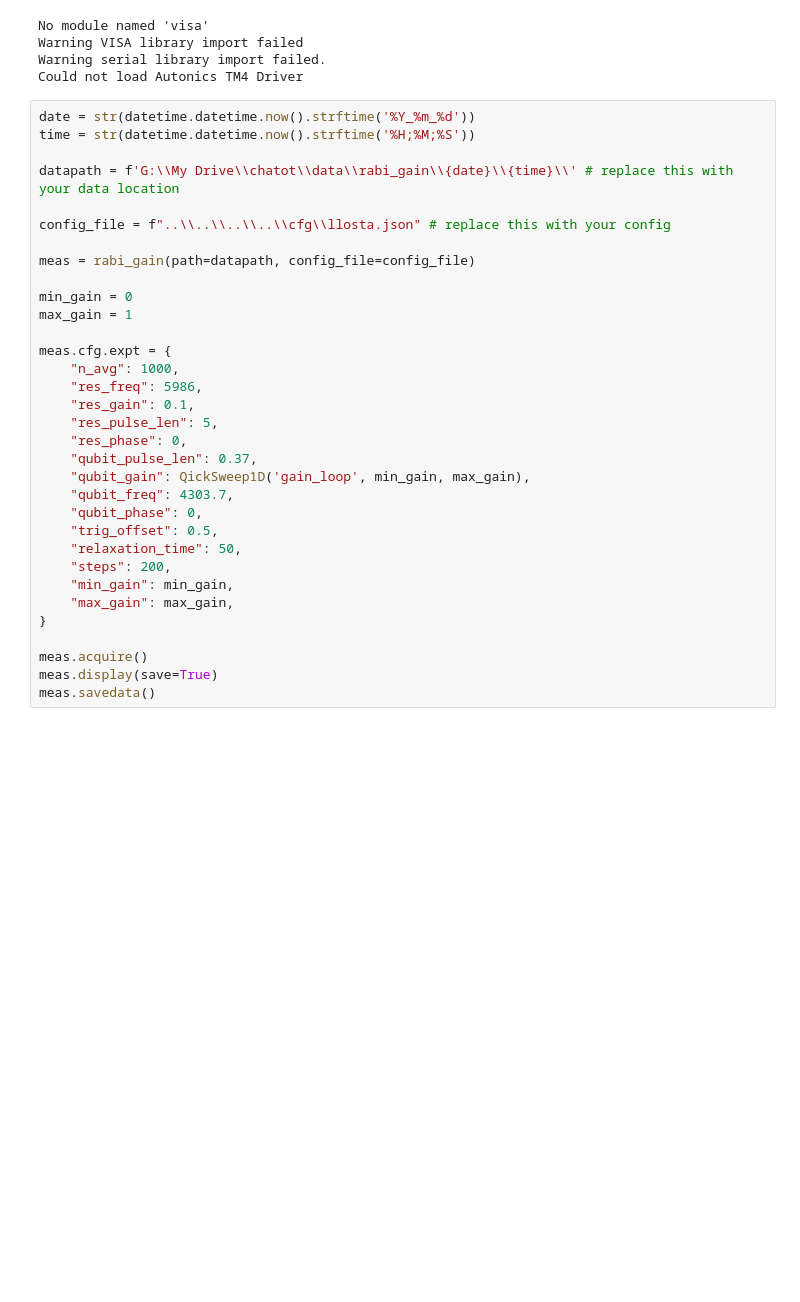
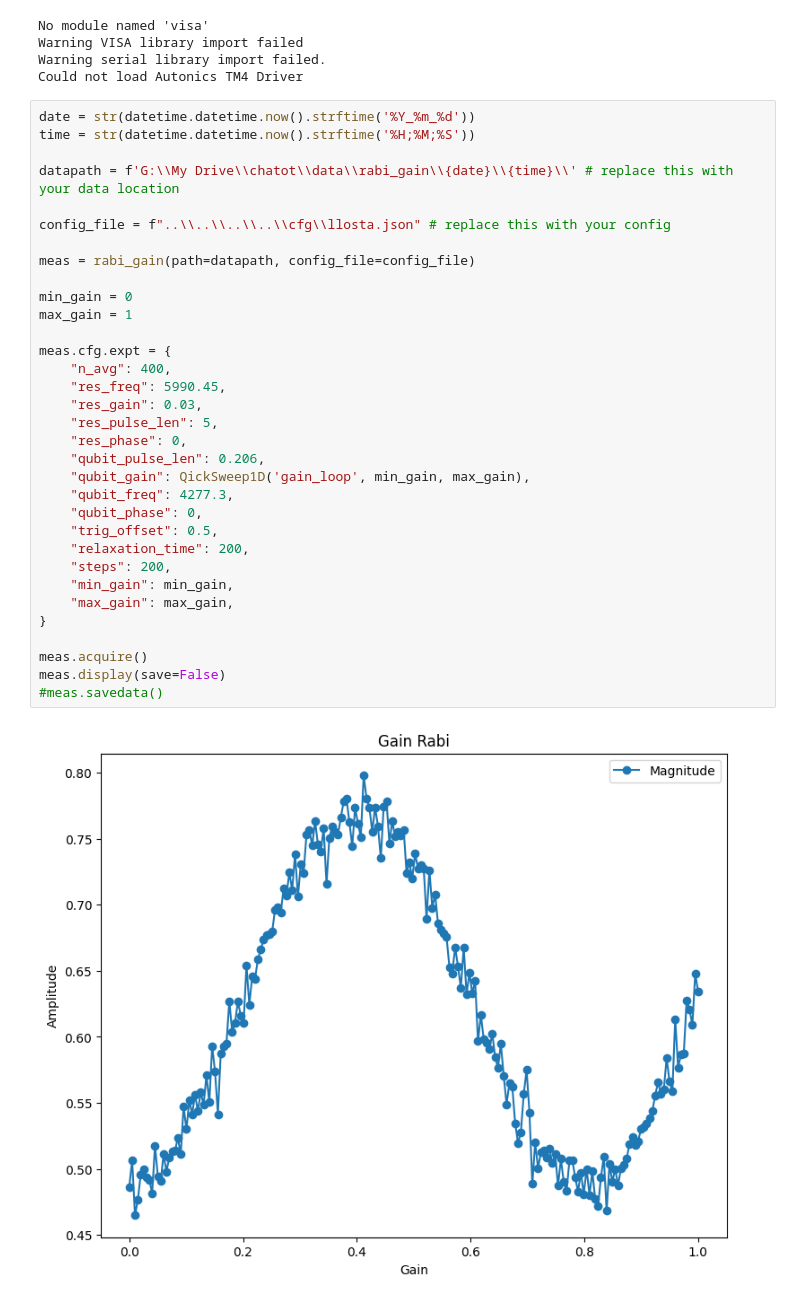
Before and after one commit to SchusterLab/ChaToT, a Jupyter notebook: Experiments/rabi_gain.ipynb, the cells around one changed output. Saved outputs shown, nothing was run; the diff lists cells and outputs as text; blank space fills up the shorter version.

```diff
--- a/Experiments/rabi_gain.ipynb
+++ b/Experiments/rabi_gain.ipynb
@@ -12,33 +12,35 @@ Could not load Autonics TM4 Driver
 # %%
 date = str(datetime.datetime.now().strftime('%Y_%m_%d'))
 time = str(datetime.datetime.now().strftime('%H;%M;%S'))
 
 datapath = f'G:\\My Drive\\chatot\\data\\rabi_gain\\{date}\\{time}\\' # replace this with your data location
 
 config_file = f"..\\..\\..\\..\\cfg\\llosta.json" # replace this with your config
 
 meas = rabi_gain(path=datapath, config_file=config_file)
 
 min_gain = 0
 max_gain = 1
 
 meas.cfg.expt = {
-    "n_avg": 1000,
-    "res_freq": 5986,
-    "res_gain": 0.1,
+    "n_avg": 400,
+    "res_freq": 5990.45,
+    "res_gain": 0.03,
     "res_pulse_len": 5,
     "res_phase": 0,
-    "qubit_pulse_len": 0.37,
+    "qubit_pulse_len": 0.206,
     "qubit_gain": QickSweep1D('gain_loop', min_gain, max_gain),
-    "qubit_freq": 4303.7,
+    "qubit_freq": 4277.3,
     "qubit_phase": 0,
     "trig_offset": 0.5,
-    "relaxation_time": 50,
+    "relaxation_time": 200,
     "steps": 200,
     "min_gain": min_gain,
     "max_gain": max_gain,
 }
 
 meas.acquire()
-meas.display(save=True)
-meas.savedata()
+meas.display(save=False)
+#meas.savedata()
+# %% [output]
+[figure, added]
```
Also changed, not shown: 9 other files.
